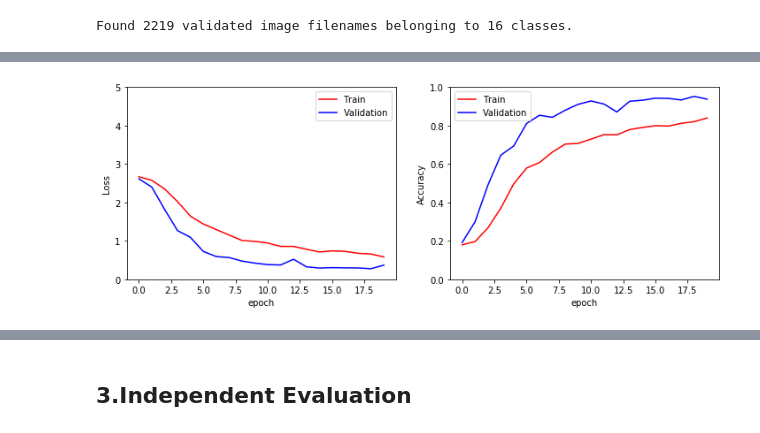
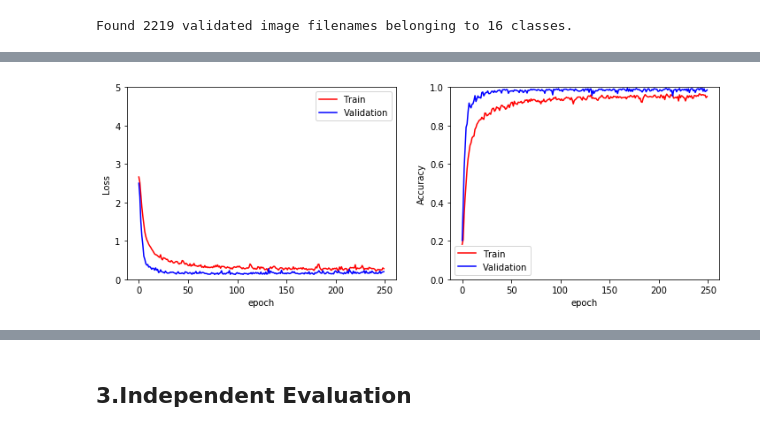
Before and after one commit to dndao/road-traffic-sign-classify, a Jupyter notebook: road-traffice-sign-classify.ipynb, the cells around one changed output, grey strips where cells are left out. Cells and saved outputs as stored; diff of their text form; code cells hidden in the pictures.

```diff
--- a/road-traffice-sign-classify.ipynb
+++ b/road-traffice-sign-classify.ipynb
@@ -176,0 +203,30 @@ Train size: (2219, 7), Validate size: (740, 7) Test size: (740, 7)
+# %%
+def train_model(model_, train_generator_in, validation_generator_in, num_epoch=50, verbose=False):
+    res = []
+    for e in range(num_epoch):
+        # print('Epoch', e)
+        batches = 0
+
+        loss_ = []
+        acc_ = []
+
+         # iterate over each batch
+        for x,y in train_generator_in:
+            loss, acc = model_.train_on_batch(x, y) # Update weights and return train loss, acc per batch
+            loss_.append(loss)
+            acc_.append(acc)
+            batches += 1
+            if batches >= N_train_images / batch_size:
+                # we need to break the loop by hand because
+                # the generator loops indefinitely
+                break
+        loss_ = np.mean(loss_)
+        acc_ = np.mean(acc_)
+
+        loss, acc = calculate_losses(model_, validation_generator_in, N_val_images, batch_size)
+        if verbose:
+            print("Training epoch {}: Loss = {}, Accuracy = {}".format(e, loss_, acc_))
+            print("Validation epoch {}: Loss = {}, Accuracy = {}".format(e, loss, acc))
+
+        res.append((e, loss_, acc_, loss, acc))
+    return np.asarray(res)
@@ -971,7 +936,7 @@ Trainable params: 95,280
 Non-trainable params: 0
 _________________________________________________________________
 # %%
-res = train_type_model(type_model_cnn, num_epoch=20, verbose=False)
+res = train_model(type_model_cnn, type_train_generator, type_validation_generator, num_epoch=250, verbose=False)
 plot_results(res)
 # %% [output]
-[figure, old version]
+[figure, new version]
```
Also changed, not shown: parts of 63 cells of this notebook.
